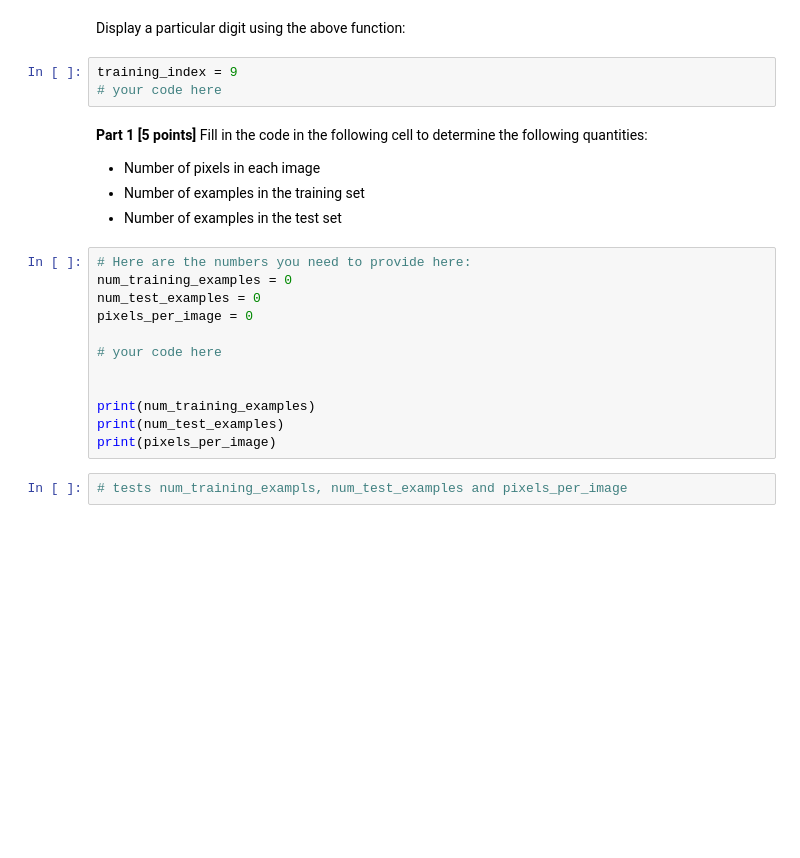
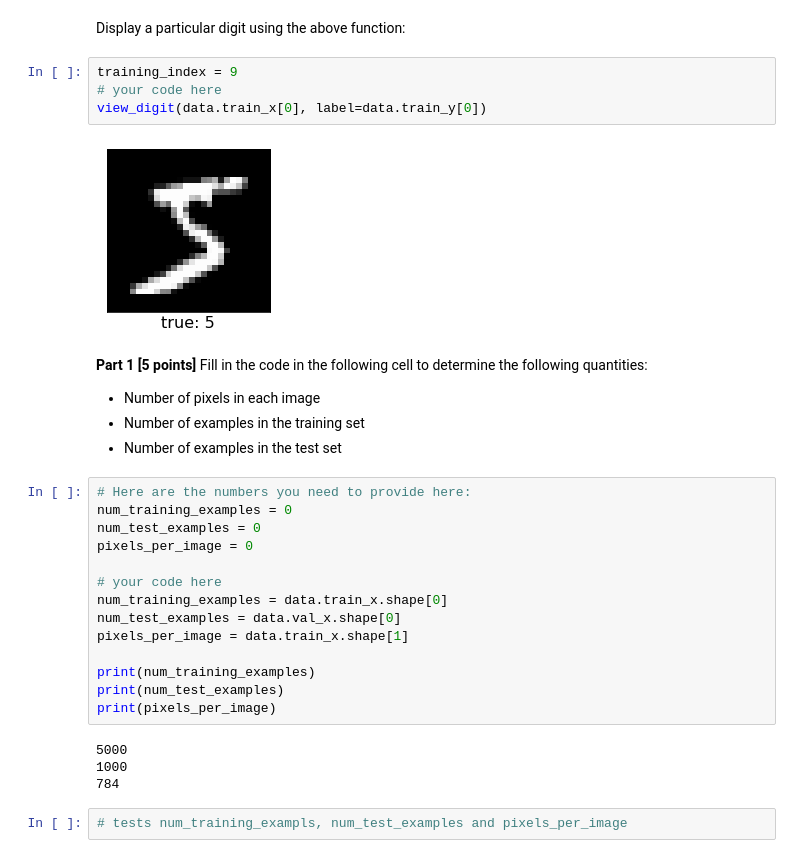
Before and after one commit to yuting-chu/Introduction_to_Machine_Learning_Supervised_Learning, a Jupyter notebook: Module4_v4.ipynb, the cells around one changed output. Cells and saved outputs as stored; diff of their text form; blank space fills up the shorter version.

```diff
--- a/Module4_v4.ipynb
+++ b/Module4_v4.ipynb
@@ -78,6 +78,9 @@ Display a particular digit using the above function:
 # %%
 training_index = 9
 # your code here
+view_digit(data.train_x[0], label=data.train_y[0])
+# %% [output]
+[figure, added]
 # %% [markdown]
 **Part 1 [5 points]**
 Fill in the code in the following cell to determine the following quantities:
@@ -91,11 +94,17 @@ num_test_examples = 0
 pixels_per_image = 0
 
 # your code here
-
+num_training_examples = data.train_x.shape[0]
+num_test_examples = data.val_x.shape[0]
+pixels_per_image = data.train_x.shape[1]
 
 print(num_training_examples)
 print(num_test_examples)
 print(pixels_per_image)
+# %% [output]
+5000
+1000
+784
 # %%
 # tests num_training_exampls, num_test_examples and pixels_per_image
 # %% [markdown]
```
Also changed, not shown: parts of 13 cells of this notebook, 1 other file.
